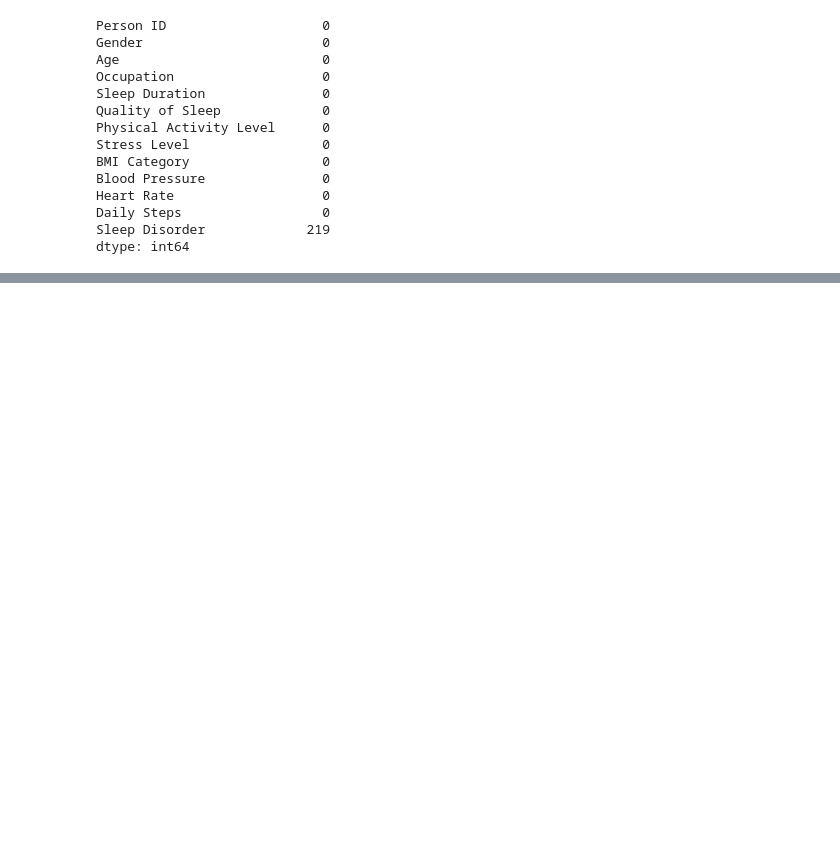
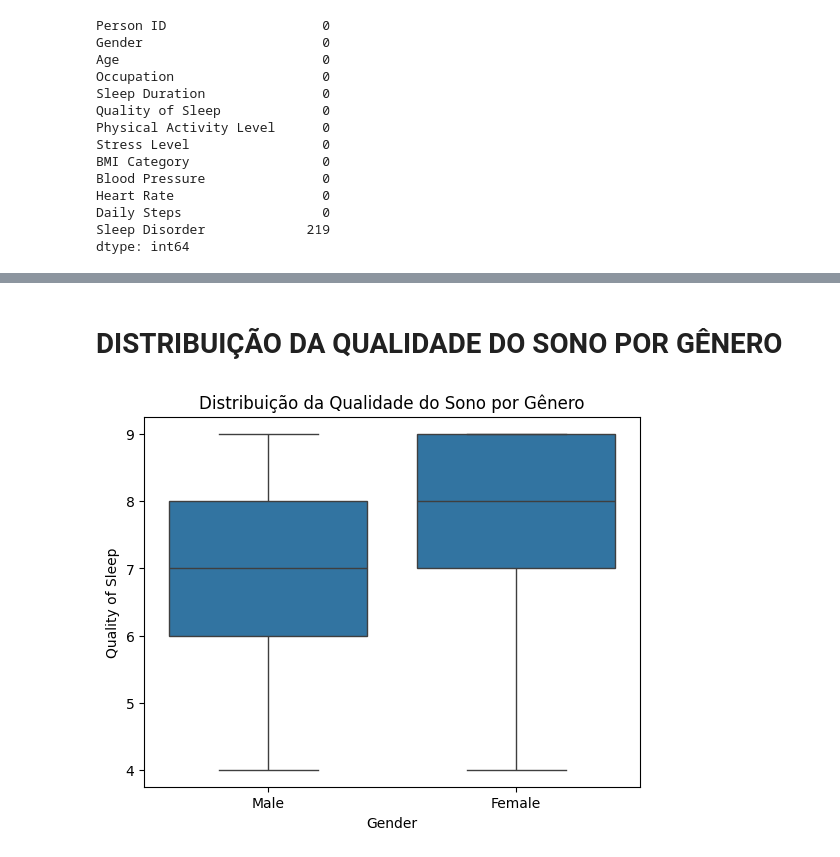
Before and after one commit to AgathaAlmeida7/analise-de-habitos-bem-estar, a Jupyter notebook: notebooks/01_exploracao_inicial.ipynb, the cells around one changed output, grey strips where cells are left out. Cells and saved outputs as stored; diff of their text form; code cells hidden in the pictures; blank space fills up the shorter version.

```diff
--- a/notebooks/01_exploracao_inicial.ipynb
+++ b/notebooks/01_exploracao_inicial.ipynb
@@ -108,0 +353,8 @@ dtype: int64
+# %% [markdown]
+# DISTRIBUIÇÃO DA QUALIDADE DO SONO POR GÊNERO
+# %%
+sns.boxplot(x="Gender", y="Quality of Sleep", data=df)
+plt.title("Distribuição da Qualidade do Sono por Gênero")
+plt.show()
+# %% [output]
+[figure, added]
```
Also changed, not shown: parts of 39 cells of this notebook, 2 other files.
